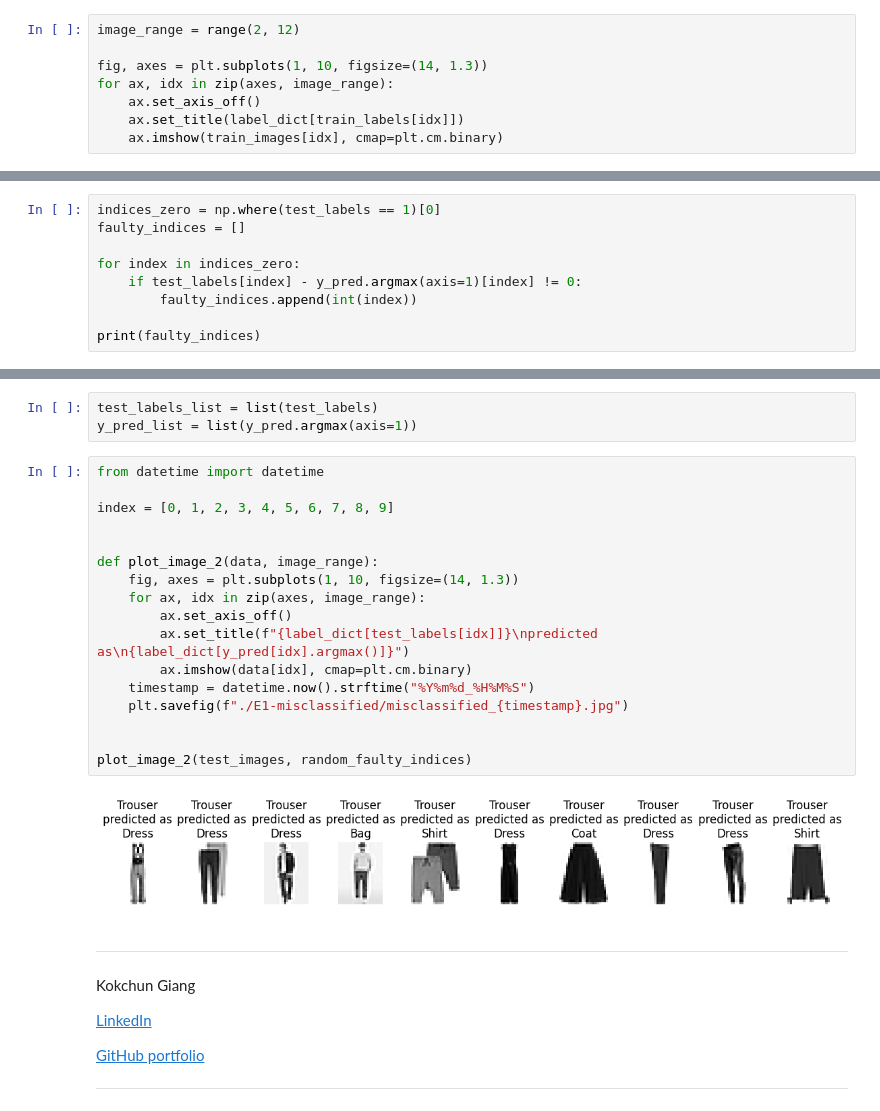
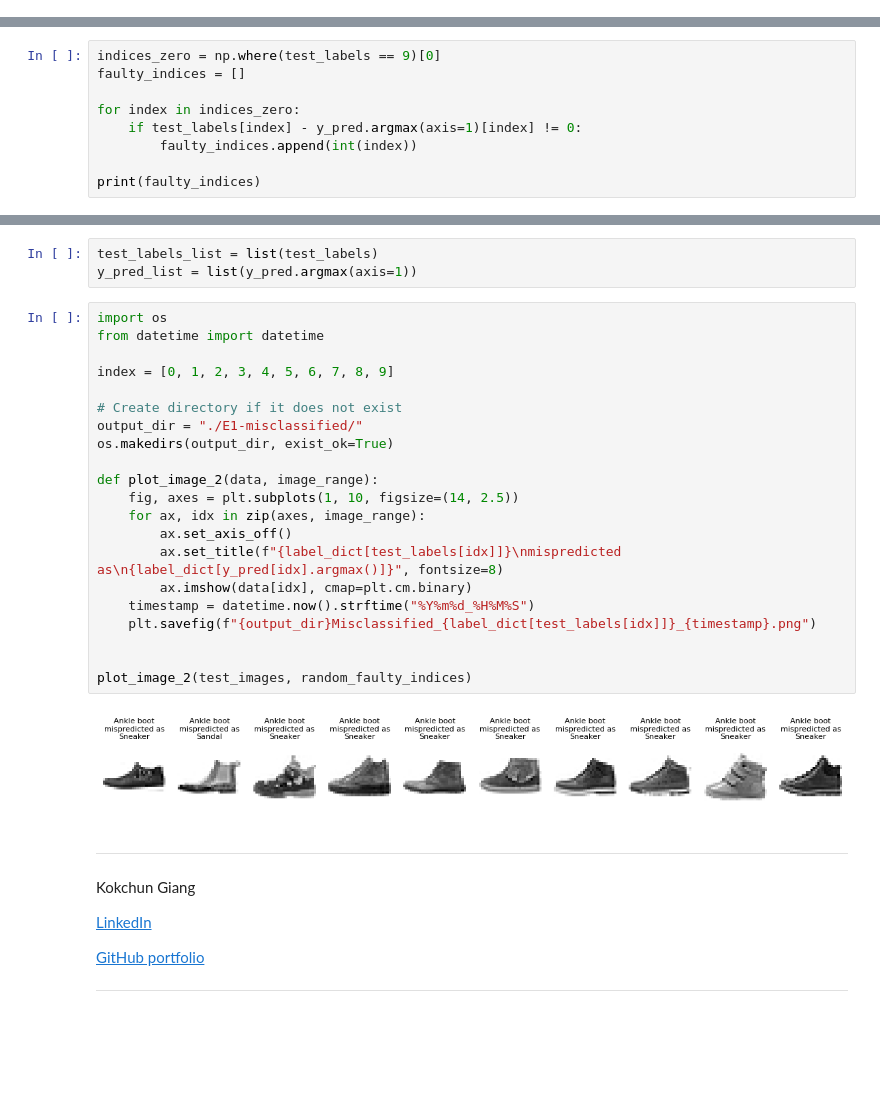
Before and after one commit to dancla240/Deep-Learning-Daniel-Claesson, a Jupyter notebook: E1-MLP_image_classification.ipynb, the cells around one changed output, grey strips where cells are left out. Cells and saved outputs as stored; diff of their text form; blank space fills up the shorter version.

```diff
--- a/E1-MLP_image_classification.ipynb
+++ b/E1-MLP_image_classification.ipynb
@@ -113,11 +113,3 @@ Pullover
 'T-shirt/top'
 # %% [markdown]
 Plottar lite olika bilder
-# %%
-image_range = range(2, 12)
-
-fig, axes = plt.subplots(1, 10, figsize=(14, 1.3))
-for ax, idx in zip(axes, image_range):
-    ax.set_axis_off()
-    ax.set_title(label_dict[train_labels[idx]])
-    ax.imshow(train_images[idx], cmap=plt.cm.binary)
@@ -577,7 +567,7 @@ numpy.ndarray
 # %% [markdown]
 Identifierar 10 felpredikterade items:
 # %%
-indices_zero = np.where(test_labels == 1)[0]
+indices_zero = np.where(test_labels == 9)[0]
 faulty_indices = []
 
 for index in indices_zero:
@@ -601,24 +591,28 @@ Plottar de felpredikterade items:
 test_labels_list = list(test_labels)
 y_pred_list = list(y_pred.argmax(axis=1))
 # %%
+import os
 from datetime import datetime
 
 index = [0, 1, 2, 3, 4, 5, 6, 7, 8, 9]
 
+# Create directory if it does not exist
+output_dir = "./E1-misclassified/"
+os.makedirs(output_dir, exist_ok=True)
 
 def plot_image_2(data, image_range):
-    fig, axes = plt.subplots(1, 10, figsize=(14, 1.3))
+    fig, axes = plt.subplots(1, 10, figsize=(14, 2.5))
     for ax, idx in zip(axes, image_range):
         ax.set_axis_off()
-        ax.set_title(f"{label_dict[test_labels[idx]]}\npredicted as\n{label_dict[y_pred[idx].argmax()]}")
+        ax.set_title(f"{label_dict[test_labels[idx]]}\nmispredicted as\n{label_dict[y_pred[idx].argmax()]}", fontsize=8)
         ax.imshow(data[idx], cmap=plt.cm.binary)
     timestamp = datetime.now().strftime("%Y%m%d_%H%M%S")
-    plt.savefig(f"./E1-misclassified/misclassified_{timestamp}.jpg")
+    plt.savefig(f"{output_dir}Misclassified_{label_dict[test_labels[idx]]}_{timestamp}.png")
 
 
 plot_image_2(test_images, random_faulty_indices)
 # %% [output]
-[figure, old version]
+[figure, new version]
 # %% [markdown]
 ---
 
```
Also changed, not shown: parts of 4 cells of this notebook.
